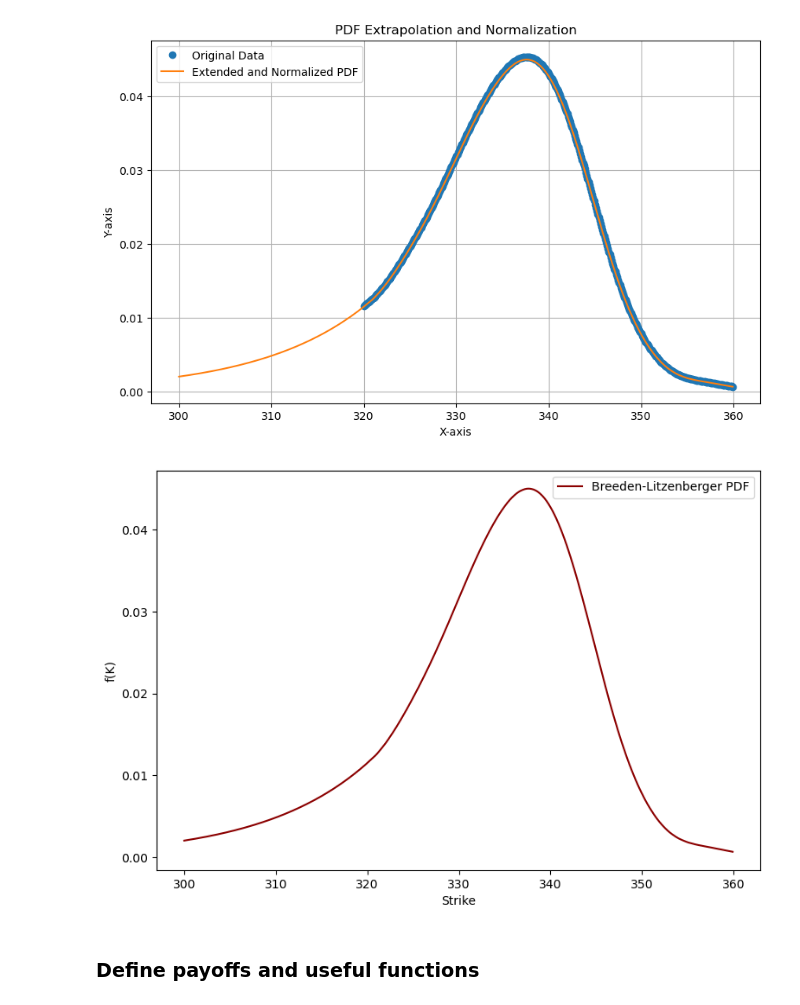
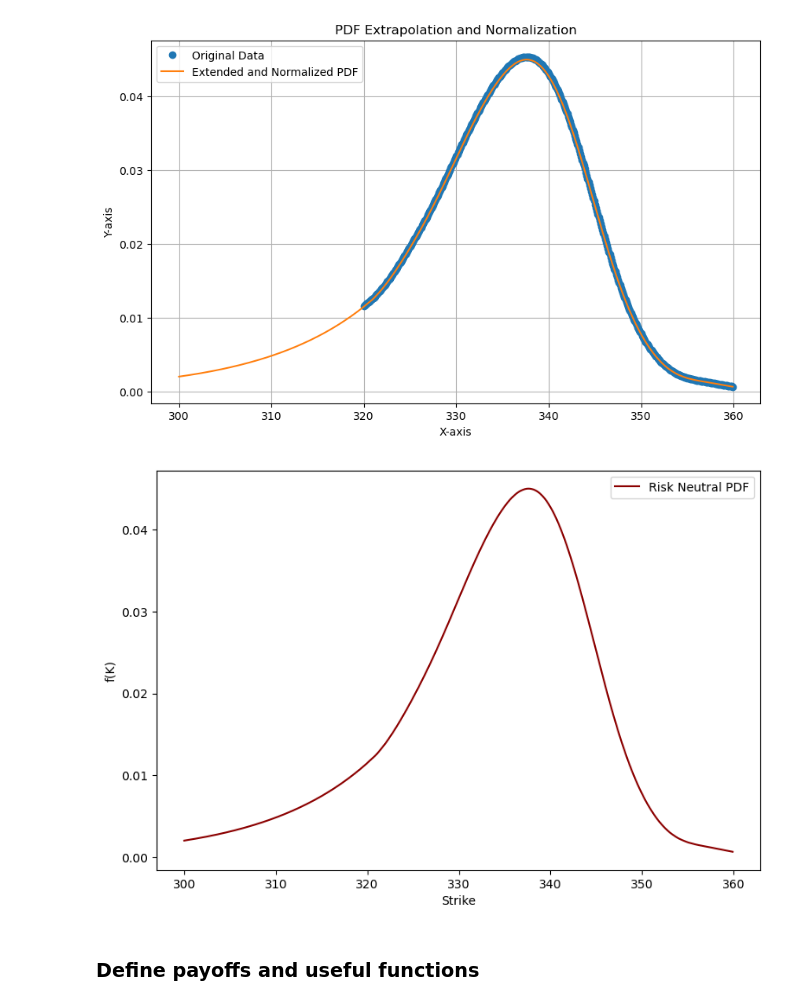
Before and after one commit to astavrop0/Derivative_structuring_and_implied_risk_aversion, a Jupyter notebook: notebooks/Risk Neutral pdf with BL.ipynb, the cells around one changed output. Saved outputs shown, nothing was run; the diff lists cells and outputs as text; code cells hidden in the pictures.

```diff
--- a/notebooks/Risk Neutral pdf with BL.ipynb
+++ b/notebooks/Risk Neutral pdf with BL.ipynb
@@ -251,12 +253,12 @@ rn_pdf = new_pdf
 # %%
 plt.figure(figsize=(9,6))
 plt.plot(rn_pdf[:, 0], rn_pdf[:, 1], "darkred")
 plt.xlabel("Strike")
 plt.ylabel("f(K)")
-plt.legend(["Breeden-Litzenberger PDF"], loc="best")
-# plt.savefig("breeden_litzenberger_pdf.png", dpi=300)
+plt.legend(["Risk Neutral PDF"], loc="best")
+# plt.savefig("risk_neutral_pdf.png", dpi=300)
 plt.show()
 # %% [output]
-[figure, old version]
+[figure, new version]
 # %% [markdown]
 ### Define payoffs and useful functions
```
Also changed, not shown: parts of 24 cells of this notebook.
